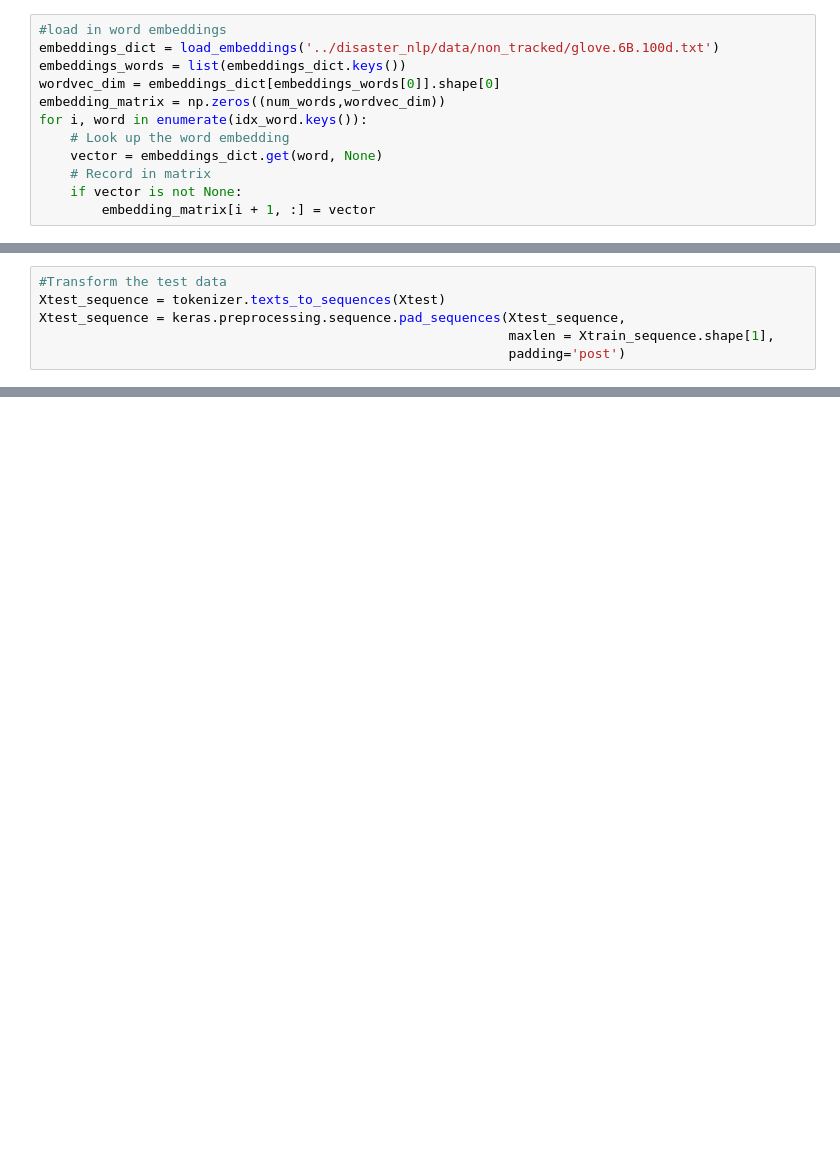
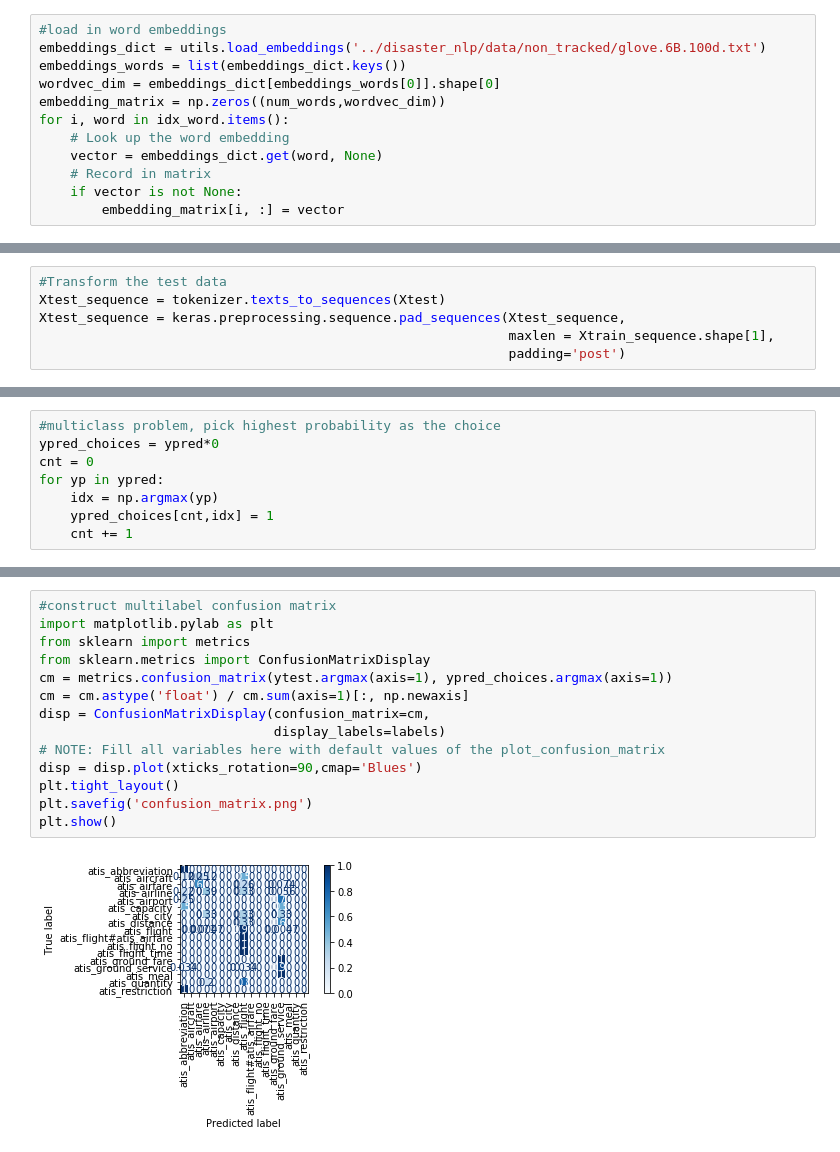
Before and after one commit to drds1/NLP_Intent_Analysis, a Jupyter notebook: NLP_Intent.ipynb, the cells around one changed output, grey strips where cells are left out. Drawn from its saved outputs; the diff is of its cells as text; blank space fills up the shorter version.

```diff
--- a/NLP_Intent.ipynb
+++ b/NLP_Intent.ipynb
@@ -64,16 +63,16 @@ num_words = len(idx_word) + 1
 We need a mathematical way to represent 'words' in vector form such that words with similar meaning have vectors that point in similar directions. i.e. "plant" and "flower" would have similar pointing vectors in this abstract "Embedding Vector Space", but that vectors for words like "Hot" and "Cold" would point in opposite directions. Training these word embeddings is a herculean task for GPU's. Fortunately, other boffins have done the job for us and we can load a pre-trained word embedding dictionary. The 'glove' 100d word embeddings represents words in a 100 dimensional vector space. The more dimensions, the better linguistic understanding of our classifier, but the more compute time and sample size is needed.
 # %%
 #load in word embeddings
-embeddings_dict = load_embeddings('../disaster_nlp/data/non_tracked/glove.6B.100d.txt')
+embeddings_dict = utils.load_embeddings('../disaster_nlp/data/non_tracked/glove.6B.100d.txt')
 embeddings_words = list(embeddings_dict.keys())
 wordvec_dim = embeddings_dict[embeddings_words[0]].shape[0]
 embedding_matrix = np.zeros((num_words,wordvec_dim))
-for i, word in enumerate(idx_word.keys()):
+for i, word in idx_word.items():
     # Look up the word embedding
     vector = embeddings_dict.get(word, None)
     # Record in matrix
     if vector is not None:
-        embedding_matrix[i + 1, :] = vector
+        embedding_matrix[i, :] = vector
 # %% [markdown]
 # Fit the model
 
@@ -129,0 +166,8 @@ ypred = model_lstm.predict(Xtest_sequence)
+# %%
+#multiclass problem, pick highest probability as the choice
+ypred_choices = ypred*0
+cnt = 0
+for yp in ypred:
+    idx = np.argmax(yp)
+    ypred_choices[cnt,idx] = 1
+    cnt += 1
@@ -129,0 +192,16 @@ ypred = model_lstm.predict(Xtest_sequence)
+# %%
+#construct multilabel confusion matrix
+import matplotlib.pylab as plt
+from sklearn import metrics
+from sklearn.metrics import ConfusionMatrixDisplay
+cm = metrics.confusion_matrix(ytest.argmax(axis=1), ypred_choices.argmax(axis=1))
+cm = cm.astype('float') / cm.sum(axis=1)[:, np.newaxis]
+disp = ConfusionMatrixDisplay(confusion_matrix=cm,
+                              display_labels=labels)
+# NOTE: Fill all variables here with default values of the plot_confusion_matrix
+disp = disp.plot(xticks_rotation=90,cmap='Blues')
+plt.tight_layout()
+plt.savefig('confusion_matrix.png')
+plt.show()
+# %% [output]
+[figure, added]
```
Also changed, not shown: parts of 10 cells of this notebook, 3 other files.
